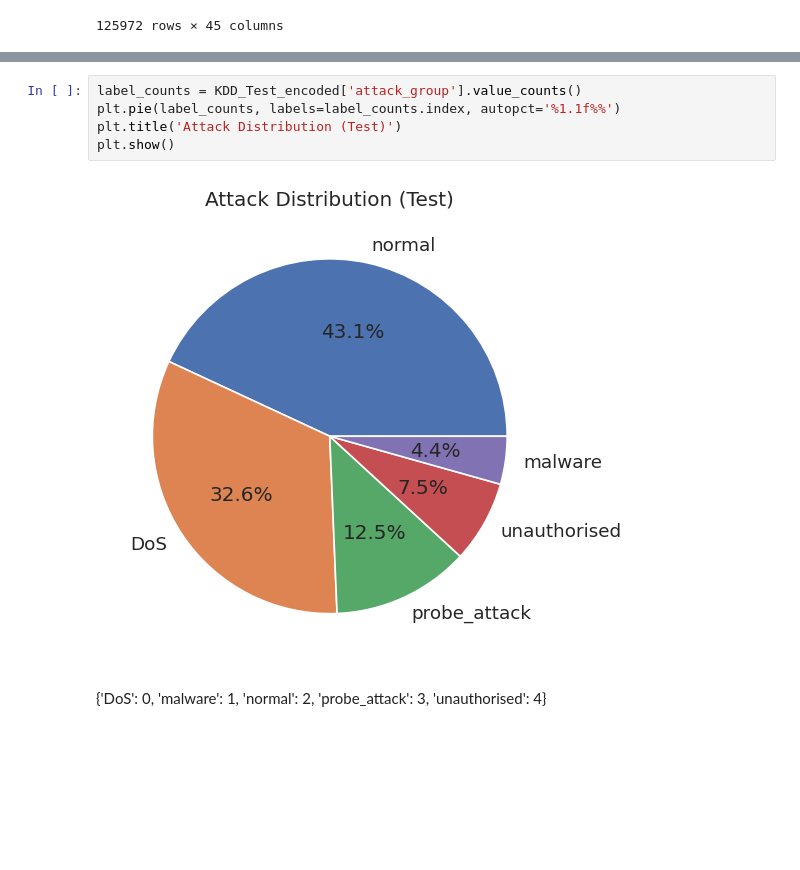
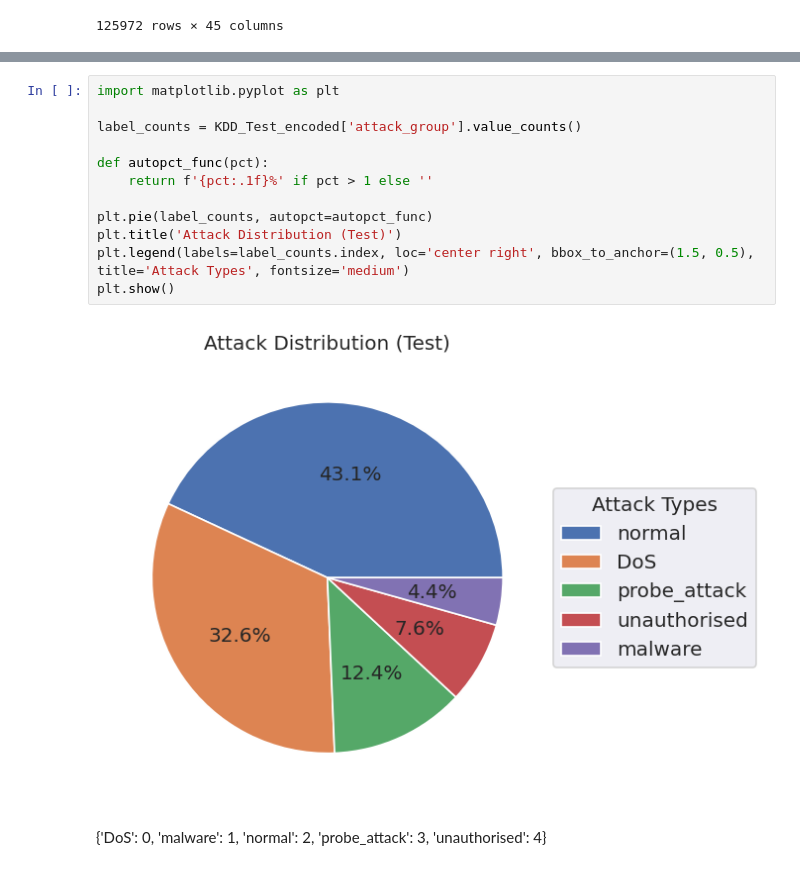
Before and after one commit to HarrisKucukalic/CSS2_Group_3, a Jupyter notebook: final_code.ipynb, the cells around one changed output, grey strips where cells are left out. Saved outputs shown, nothing was run; the diff lists cells and outputs as text; blank space fills up the shorter version.

```diff
--- a/final_code.ipynb
+++ b/final_code.ipynb
@@ -285,13 +285,20 @@ KDD_Train_encoded
 | 125970 | 0 | klogin | S0 | 0 | 0 | 0 | 0 | 0 | 0 | ... |
 | 125971 | 0 | ftp_data | SF | 151 | 0 | 0 | 0 | 0 | 0 | ... |
 125972 rows × 46 columns
-# %%
-label_counts = KDD_Test_encoded['attack_group'].value_counts()
-plt.pie(label_counts, labels=label_counts.index, autopct='%1.1f%%')
-plt.title('Attack Distribution (Test)')
-plt.show()
-# %% [output]
-[figure, removed]
+# %%
+import matplotlib.pyplot as plt
+
+label_counts = KDD_Test_encoded['attack_group'].value_counts()
+
+def autopct_func(pct):
+    return f'{pct:.1f}%' if pct > 1 else ''
+
+plt.pie(label_counts, autopct=autopct_func)
+plt.title('Attack Distribution (Test)')
+plt.legend(labels=label_counts.index, loc='center right', bbox_to_anchor=(1.5, 0.5), title='Attack Types', fontsize='medium')
+plt.show()
+# %% [output]
+[figure, added]
 # %% [markdown]
 {'DoS': 0, 'malware': 1, 'normal': 2, 'probe_attack': 3, 'unauthorised': 4}
 # %%
```
Also changed, not shown: parts of 197 cells of this notebook.
